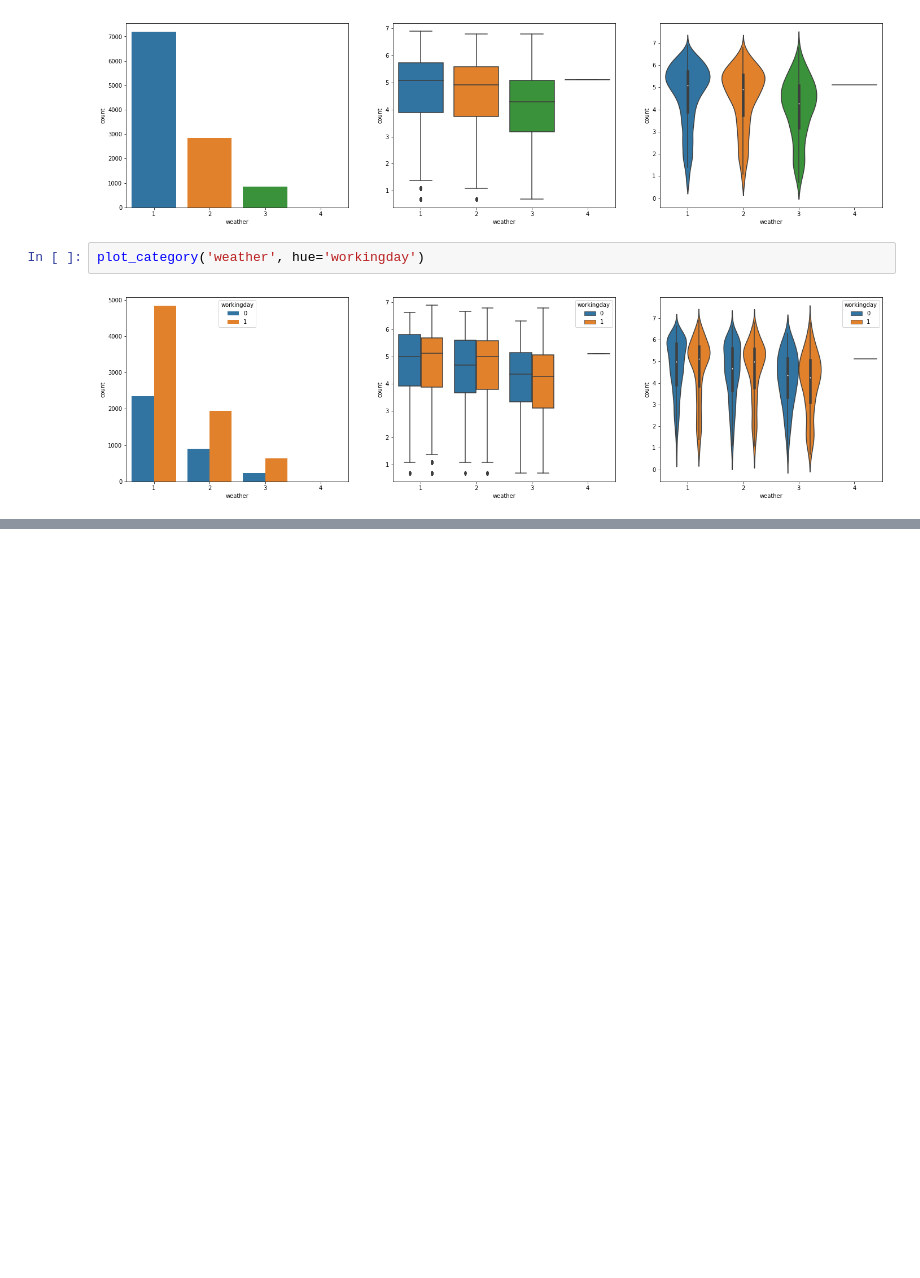
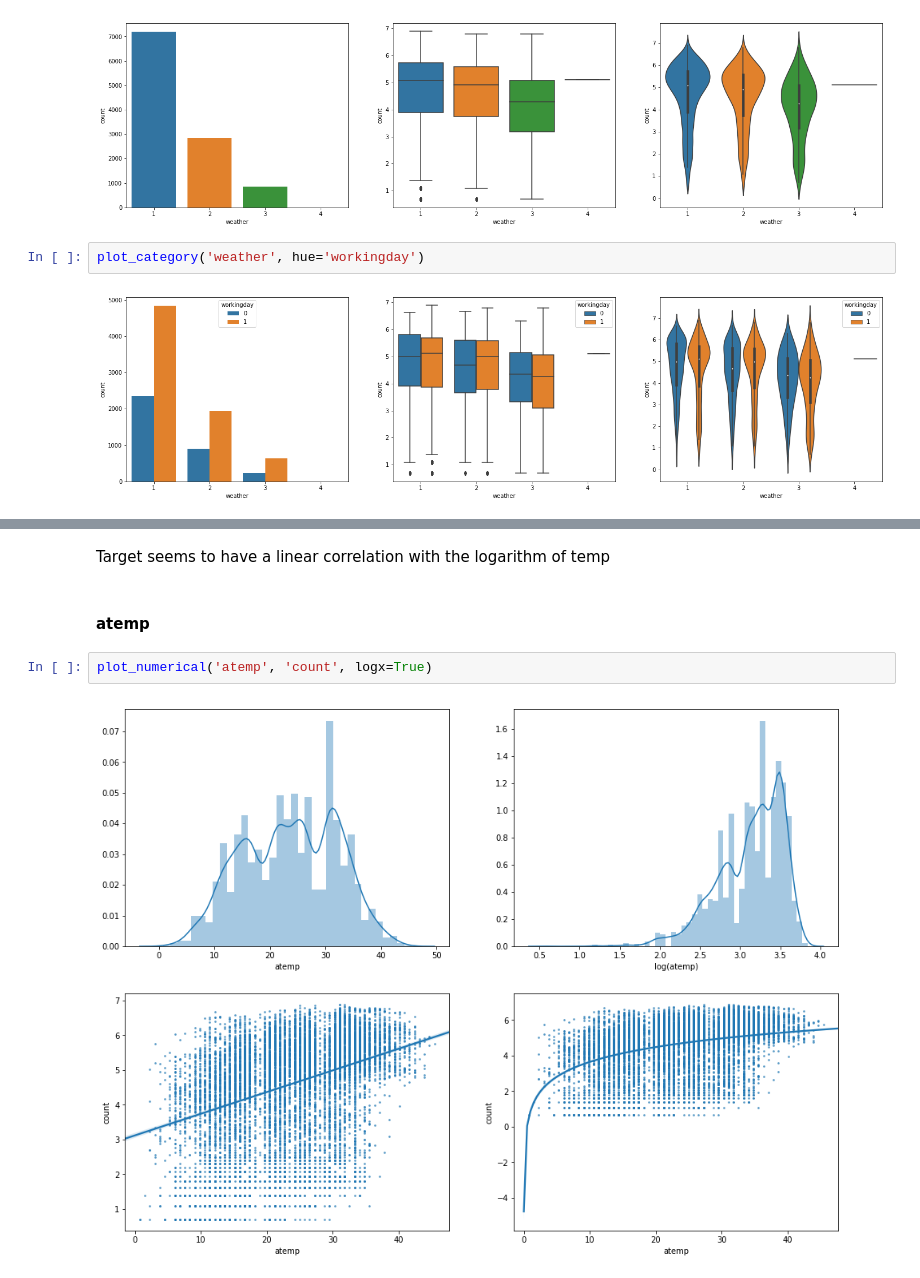
Before and after one commit to EricLiuLR/Machine_Learning_Projects, a Jupyter notebook: Bike_Sharing_Demand/eda.ipynb, the cells around one changed output, grey strips where cells are left out. Drawn from its saved outputs; the diff is of its cells as text; blank space fills up the shorter version.

```diff
--- a/Bike_Sharing_Demand/eda.ipynb
+++ b/Bike_Sharing_Demand/eda.ipynb
@@ -176,0 +210,8 @@ plot_category('weather', hue='workingday')
+# %% [markdown]
+Target seems to have a linear correlation with the logarithm of temp
+# %% [markdown]
+#### atemp
+# %%
+plot_numerical('atemp', 'count', logx=True)
+# %% [output]
+[figure, added]
```
Also changed, not shown: parts of 16 cells of this notebook.
